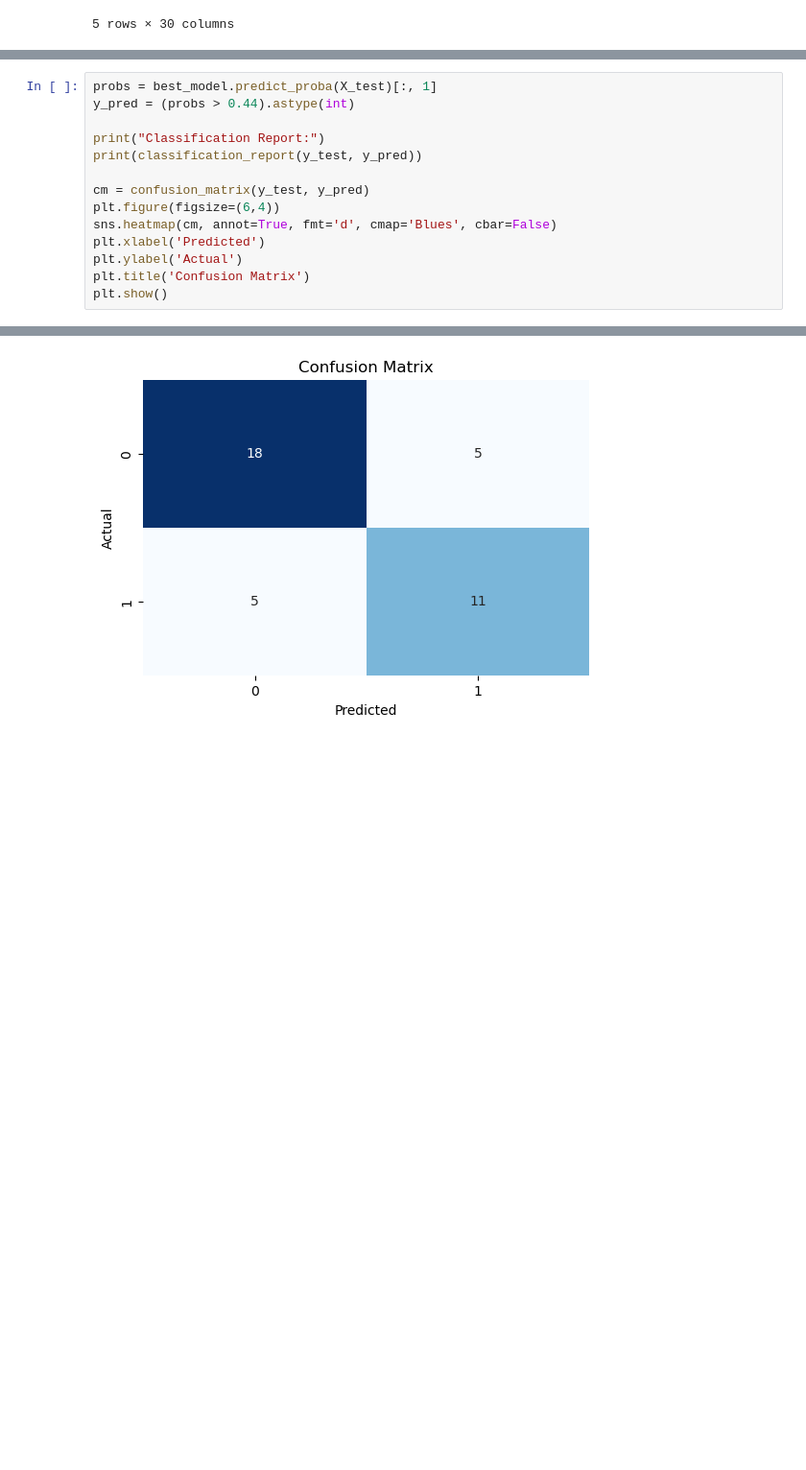
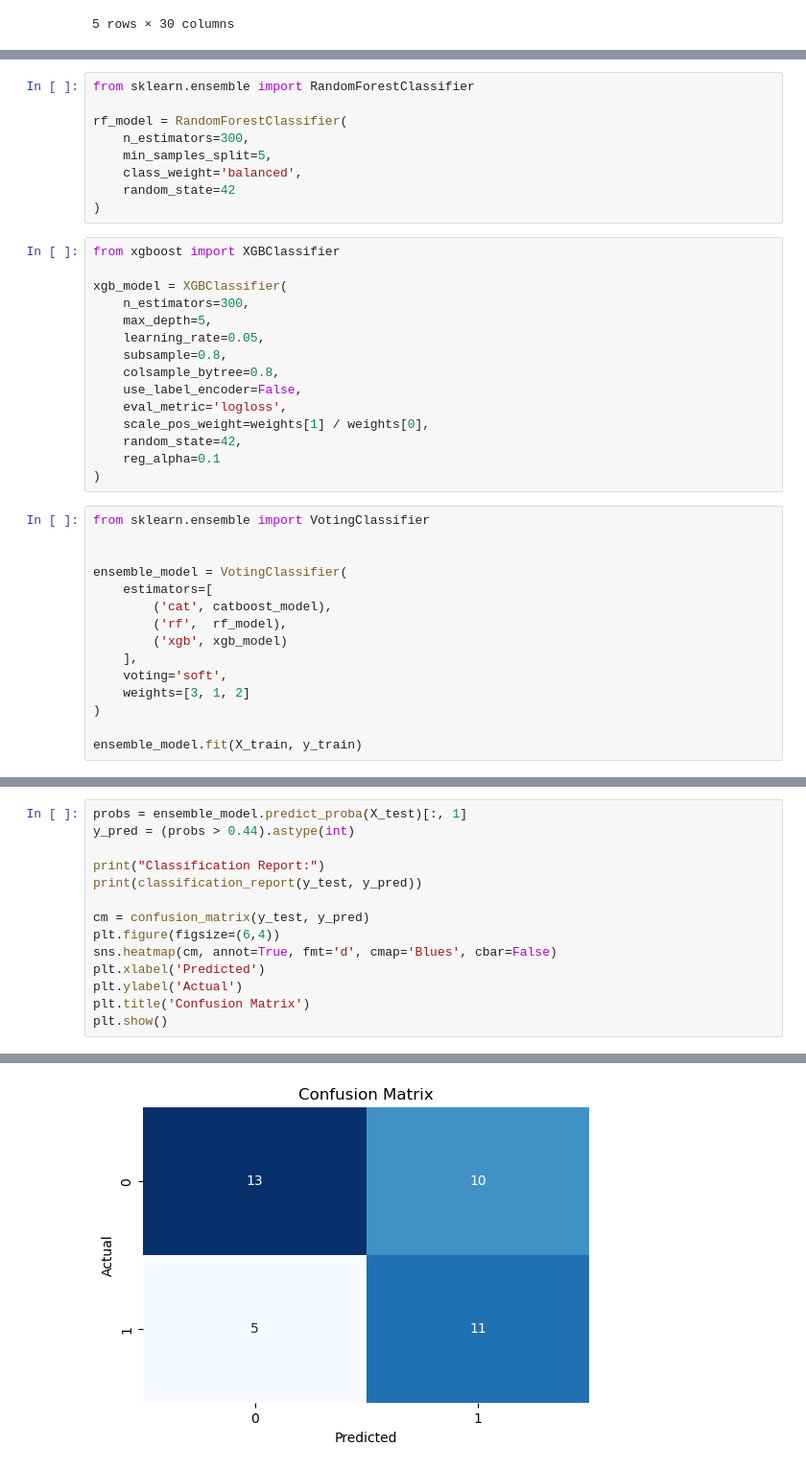
Before and after one commit to williamtheodoruswijaya/Datathon-UI-2025, a Jupyter notebook: notebook/William/William_Training.ipynb, the cells around one changed output, grey strips where cells are left out. Shown at 96% size. Saved outputs shown, nothing was run; the diff lists cells and outputs as text; blank space fills up the shorter version.

```diff
--- a/notebook/William/William_Training.ipynb
+++ b/notebook/William/William_Training.ipynb
@@ -86,0 +70,39 @@ CalibratedClassifierCV(cv=StratifiedKFold(n_splits=5, random_state=42, shuffle=T
+# %%
+from sklearn.ensemble import RandomForestClassifier
+
+rf_model = RandomForestClassifier(
+    n_estimators=300,
+    min_samples_split=5,
+    class_weight='balanced',
+    random_state=42
+)
+# %%
+from xgboost import XGBClassifier
+
+xgb_model = XGBClassifier(
+    n_estimators=300,
+    max_depth=5,
+    learning_rate=0.05,
+    subsample=0.8,
+    colsample_bytree=0.8,
+    use_label_encoder=False,
+    eval_metric='logloss',
+    scale_pos_weight=weights[1] / weights[0],
+    random_state=42,
+    reg_alpha=0.1
+)
+# %%
+from sklearn.ensemble import VotingClassifier
+
+
+ensemble_model = VotingClassifier(
+    estimators=[
+        ('cat', catboost_model),
+        ('rf',  rf_model),
+        ('xgb', xgb_model)
+    ],
+    voting='soft',
+    weights=[3, 1, 2]
+)
+
+ensemble_model.fit(X_train, y_train)
@@ -87,5 +127,5 @@ CalibratedClassifierCV(cv=StratifiedKFold(n_splits=5, random_state=42, shuffle=T
 # %%
-probs = best_model.predict_proba(X_test)[:, 1]
+probs = ensemble_model.predict_proba(X_test)[:, 1]
 y_pred = (probs > 0.44).astype(int)
 
 print("Classification Report:")
@@ -111,4 +151,4 @@ weighted avg       0.74      0.74      0.74        39
-[figure, old version]
+[figure, new version]
 # %%
 import numpy as np
 from sklearn.metrics import f1_score
```
Also changed, not shown: parts of 10 cells of this notebook, 5 other files.
